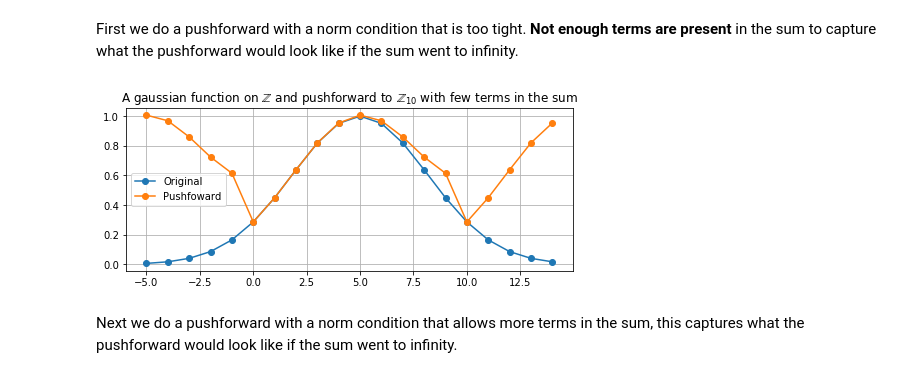
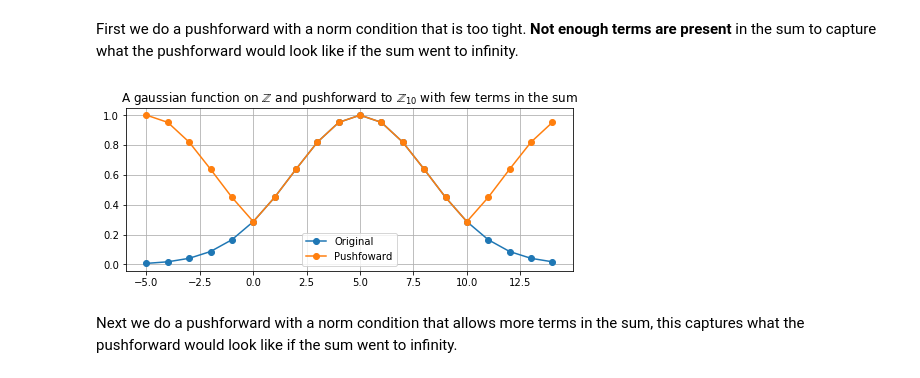
Before and after one commit to tommyod/abelian, a Jupyter notebook: docs/notebooks/functions.ipynb, the cells around one changed output. Cells and saved outputs as stored; diff of their text form; code cells hidden in the pictures.

Commit message:
Refactored docs, LCAFunc and orders

```diff
--- a/docs/notebooks/functions.ipynb
+++ b/docs/notebooks/functions.ipynb
@@ -196,7 +196,7 @@ def gaussian(arg, k = 0.05):
     return math.exp(-sum(i**2 for i in arg)*k)
 
 # Create gaussian on Z, shift it by 5
-gauss_on_Z = Function(gaussian, LCA([0]))
+gauss_on_Z = LCAFunc(gaussian, LCA([0]))
 gauss_on_Z = gauss_on_Z.shift([5])
 
 # Sample points and sampled function
@@ -220,27 +220,25 @@ $$\begin{pmatrix}1\end{pmatrix}:\mathbb{Z} \to \mathbb{Z}_{10}$$
 # %% [markdown]
 First we do a pushforward with a norm condition that is too tight. **Not enough terms are present** in the sum to capture what the pushforward would look like if the sum went to infinity.
 # %%
-# Does not go far enough out in the norm
-def norm_condition(v):
-    return sum(abs(i) for i in v) < 10
+terms = 1
 
 # Pushforward of the function along phi
-gauss_on_Z_10 = gauss_on_Z.pushforward(phi, norm_condition)
+gauss_on_Z_10 = gauss_on_Z.pushforward(phi, terms)
 
 # Sample the functions and plot them
 pushforward_sampled = gauss_on_Z_10.sample(sample_points)
 
 plt.figure(figsize = (8, 3))
 label = 'A gaussian function on $\mathbb{Z}$ and \
 pushforward to $\mathbb{Z}_{10}$ with few terms in the sum'
 plt.title(label)
 plt.plot(s_points, f_sampled, '-o', label ='Original')
 plt.plot(s_points, pushforward_sampled, '-o', label ='Pushfoward')
 plt.legend(loc = 'best')
 plt.grid(True)
 plt.show()
 # %% [output]
-[figure, old version]
+[figure, new version]
 # %% [markdown]
 Next we do a pushforward with a norm condition that allows more terms in the sum, this captures what the pushforward would look like if the sum went to infinity.
 # %%
```
Also changed, not shown: parts of 7 cells of this notebook, 5 other files.
